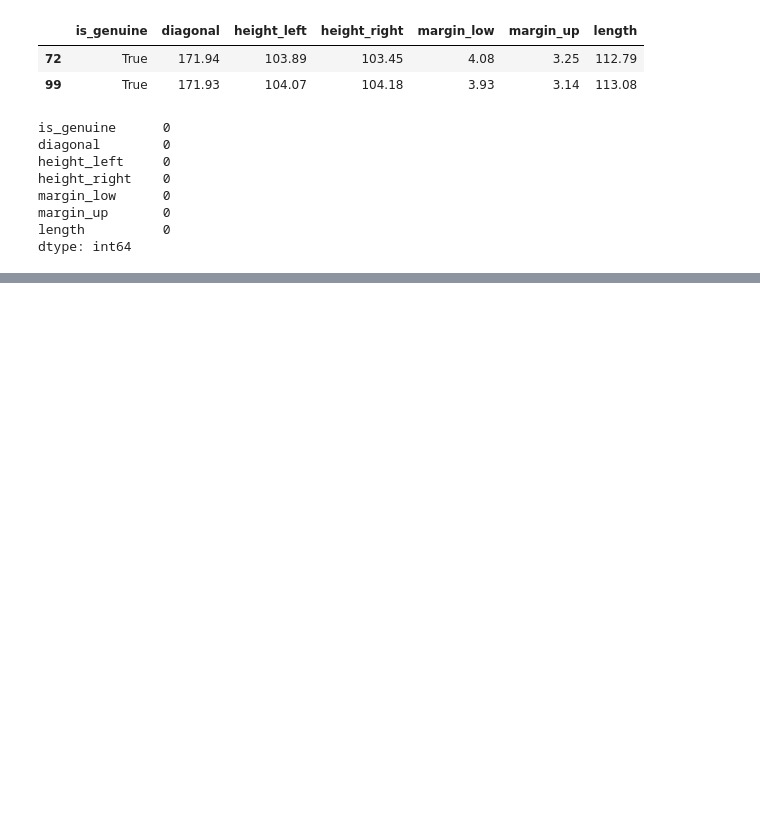
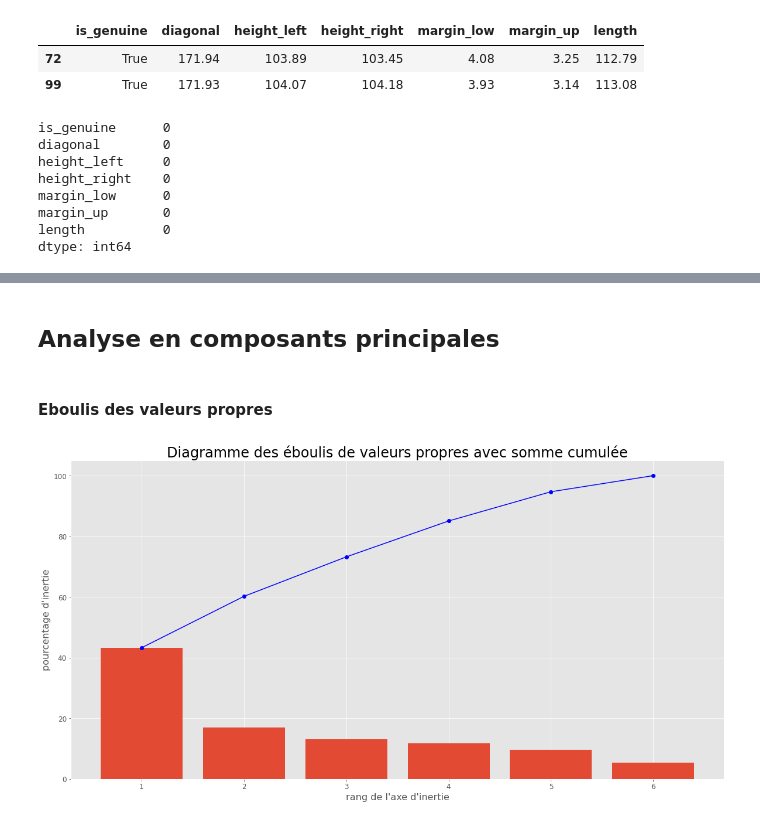
Before and after one commit to Drcadin/Detection_Faux_Billets, a Jupyter notebook: Detection_faux_billets.ipynb, the cells around one changed output, grey strips where cells are left out. Saved outputs shown, nothing was run; the diff lists cells and outputs as text; code cells hidden in the pictures; blank space fills up the shorter version.

```diff
--- a/Detection_faux_billets.ipynb
+++ b/Detection_faux_billets.ipynb
@@ -340,0 +445,4 @@ dtype: int64
+# %%
+#Classification des billets pour un K-Means  a 2 clusters
+classification = cluster.KMeans(n_clusters=2)
+classification.fit(X_scaled)
@@ -340,0 +469,22 @@ dtype: int64
+# %% [markdown]
+## Analyse en composants principales
+# %% [markdown]
+#### Eboulis des valeurs propres
+# %%
+#Représentation de la variance expliquée: Diagramme des éboulis de valeurs propres avec somme cumulée
+pca = decomposition.PCA()
+pca.fit(X_scaled)
+scree = pca.explained_variance_ratio_*100
+
+plt.figure(figsize=(20,10))
+plt.bar(np.arange(len(scree))+1, scree)
+plt.plot(np.arange(len(scree))+1, scree.cumsum(),c="blue",marker='o')
+
+plt.xlabel("rang de l'axe d'inertie")
+plt.ylabel("pourcentage d'inertie")
+plt.title("Diagramme des éboulis de valeurs propres avec somme cumulée")
+
+#plt.savefig("p6_graphic/eboulis_valeurs_propres.png")
+plt.show()
+# %% [output]
+[figure, added]
```
Also changed, not shown: parts of 32 cells of this notebook.
